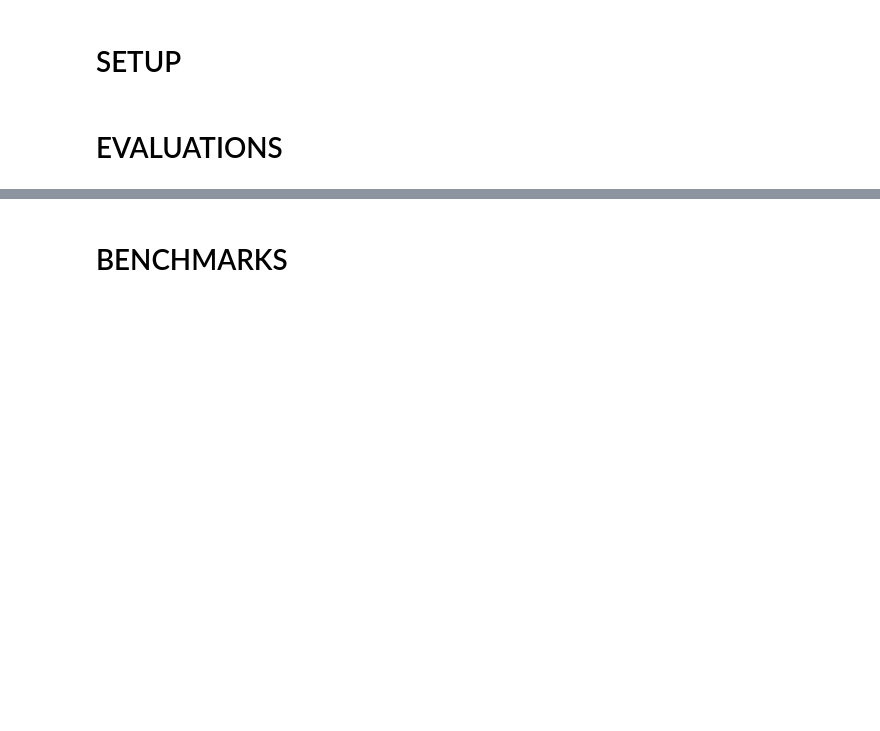
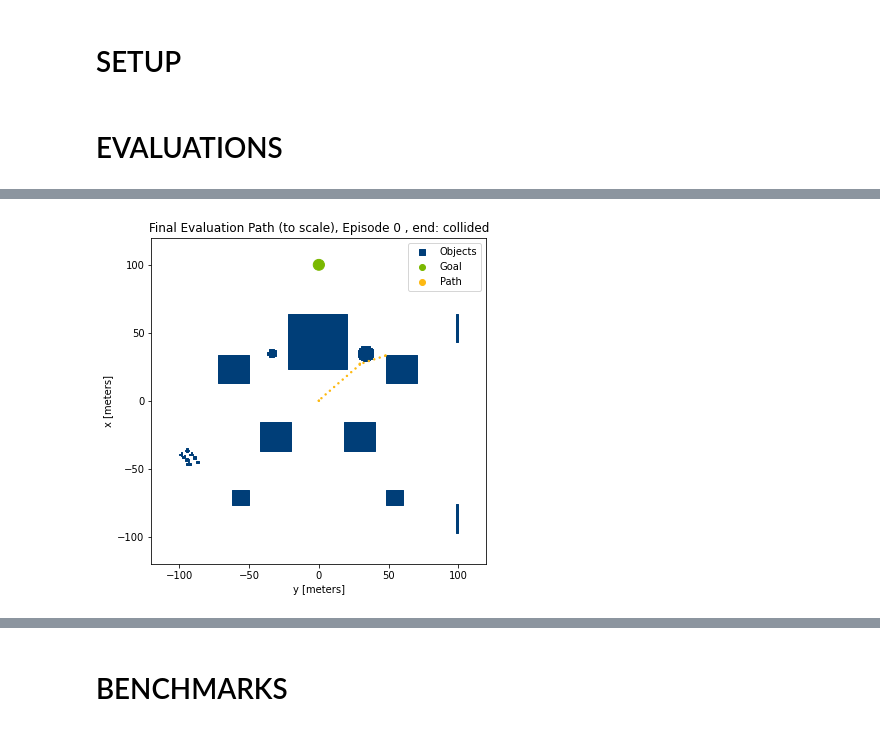
Before and after one commit to WreckItTim/rl_drone, a Jupyter notebook: Evaluation_Visualization_Notebook.ipynb, the cells around one changed output, grey strips where cells are left out. Drawn from its saved outputs; the diff is of its cells as text; code cells hidden in the pictures; blank space fills up the shorter version.

```diff
--- a/Evaluation_Visualization_Notebook.ipynb
+++ b/Evaluation_Visualization_Notebook.ipynb
@@ -218,12 +232,0 @@ for variable in final_variables:
-# %%
-final_variables['termination_result']
-nSuccess = []
-plt.title('Evaluation Learning Curve')
-plt.xlabel('Training Episodes [1000s]')
-plt.ylabel(variable + ' at Final State')
-for i in range(len(final_variables[variable])):
-    for episode in final_variables[variable]:
-        values = final_variables[variable][episode]
-        plt.plot(values, label='Evaluation Episode ' + str(episode))
-plt.legend(bbox_to_anchor=(1.5, 1), loc='upper right')
-plt.show()
@@ -290,0 +233,68 @@ for idx, episode in enumerate(last_ls):
+# %%
+# plot final paths (run necessary binvox stuff at bottom of notebook to use plot_map)
+for instance in instances:
+    nEpisodes = 6
+    last_ls = {}
+    last_xs = {}
+    last_ys = {}
+    last_zs = {}
+    obj_xs = []
+    obj_ys = []
+    termination_reasons = []
+    episodes = all_evaluations['mlserver2019_DQN'][-1]
+    for episode in range(nEpisodes):
+        last_ls[episode] = []
+        last_xs[episode] = []
+        last_ys[episode] = []
+        last_zs[episode] = []
+        first_position = episodes[episode][0]['drone_position']
+
+        yaw = [math.radians(0),
+               math.radians(-45),
+               math.radians(45),
+               math.radians(135),
+               math.radians(180),
+               math.radians(230)][episode]
+        obj_distance = 100
+        obj_x = obj_distance * math.cos(yaw)
+        obj_y = obj_distance * math.sin(yaw)
+        obj_xs.append(obj_x)
+        obj_ys.append(obj_y)
+
+        for step in range(len(episodes[episode])):
+            state = episodes[episode][step]
+            position = state['drone_position']
+            line_distance = math.sqrt((position[0] - first_position[0])**2 + (position[1] - first_position[1])**2)
+            last_ls[episode].append(line_distance)
+            last_xs[episode].append(position[0])
+            last_ys[episode].append(position[1])
+            last_zs[episode].append(position[2])
+        termination_reason = episodes[episode][-1]['termination_reason']
+        termination_reasons.append(termination_reason)
+    object_color = uci_blue
+    goal_color = uci_lime_green
+    path_color = uci_gold
+    for idx, episode in enumerate(last_ls):
+        fig = plt.figure()
+        fig.set_size_inches((6, 6))
+        plt.title('Final Evaluation Path (to scale), Episode ' + str(episode) + ' , end: ' + termination_reasons[idx])
+        # custom legend hack
+        plt.scatter(-999, -999, marker='s', color=object_color)
+        plt.scatter(-999, -999, color=goal_color)
+        plt.scatter(-999, -999, color=path_color)
+        plt.legend(['Objects', 'Goal', 'Path'])
+        plot_map(object_color)
+        obj = plt.Circle((obj_ys[idx], obj_xs[idx]), 4, color=goal_color)
+        plt.gca().add_patch(obj)
+        plt.xlabel('y [meters]')
+        plt.ylabel('x [meters]')
+        plt.xlim(-120, 120)
+        plt.ylim(-120, 120)
+        for idx in range(len(last_ys[episode])):
+            # using generic quad copter dimensions for point sizes (set this to your drone value)
+            radius = 0.5
+            point = plt.Circle((last_ys[episode][idx], last_xs[episode][idx]), radius, color=path_color)
+            plt.gca().add_patch(point)
+        plt.show()
+# %% [output]
+[figure, added]
```
Also changed, not shown: parts of 33 cells of this notebook, 1 other file.
